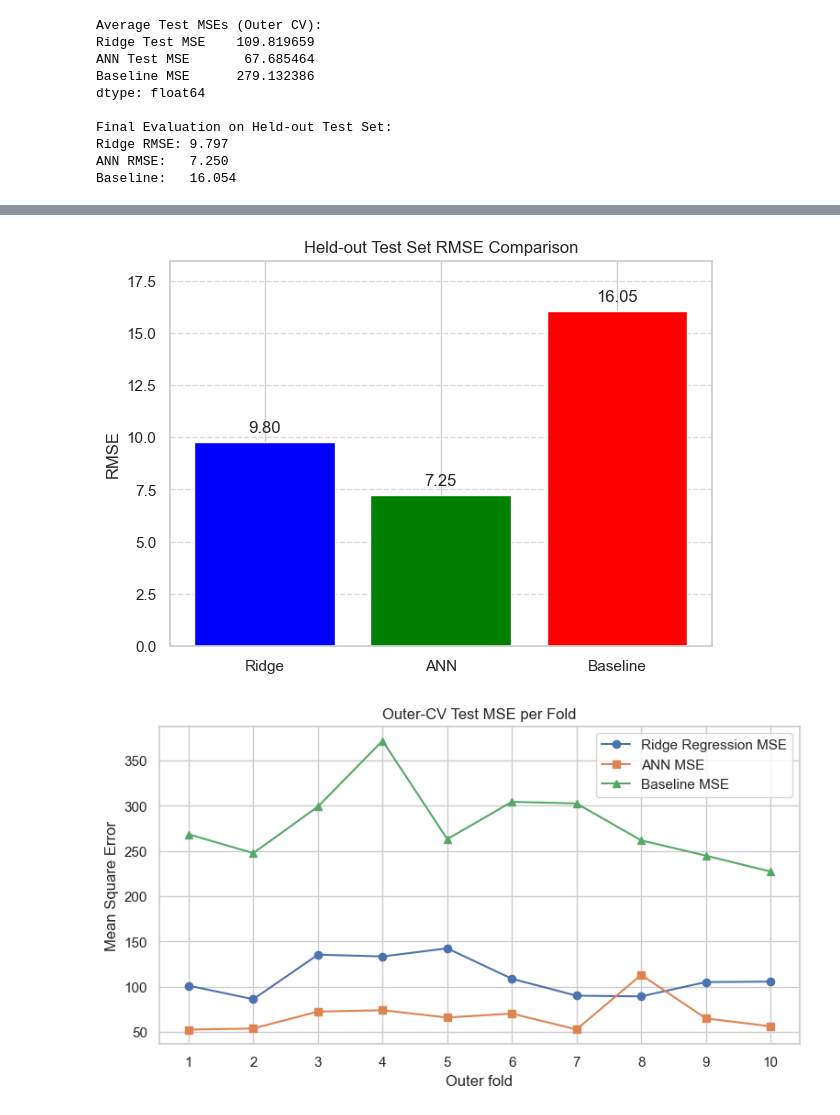
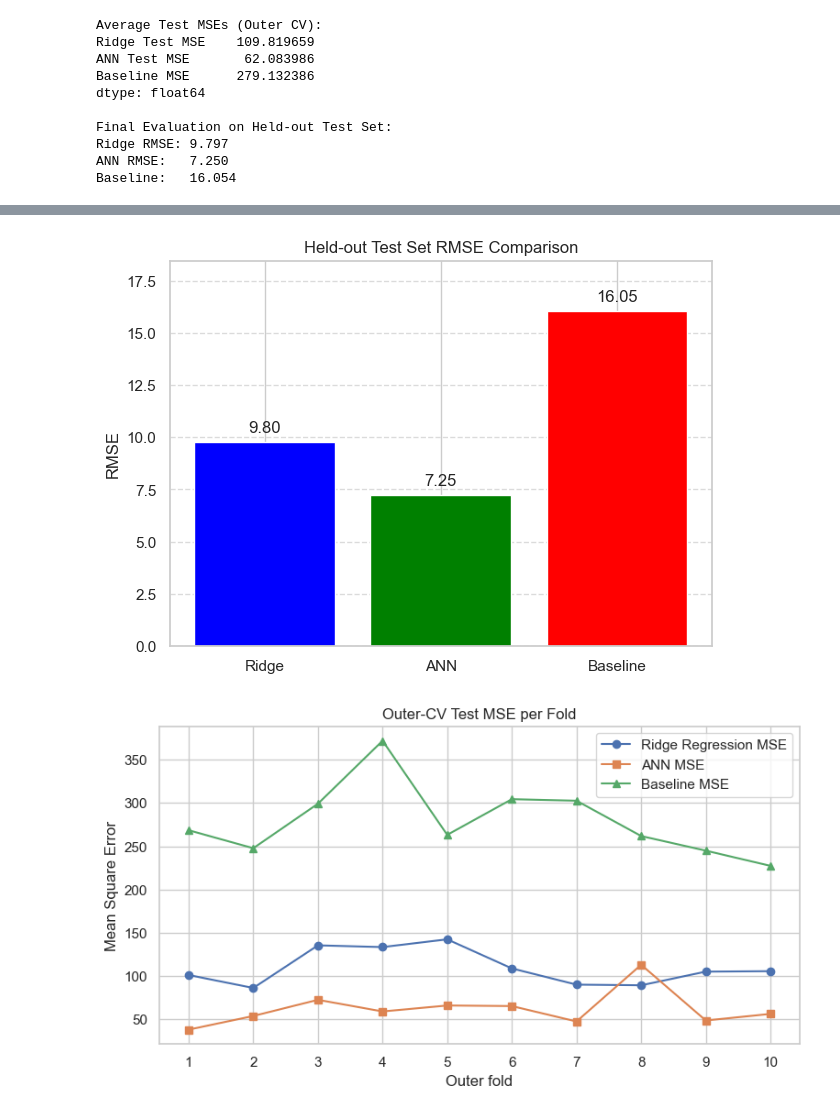
Before and after one commit to chrisd314/02452_Machine_Learning_Project_Fall_2025, a Jupyter notebook: test.ipynb, the cells around one changed output, grey strips where cells are left out. Cells and saved outputs as stored; diff of their text form; code cells hidden in the pictures.

Commit message:
2 layer ann regression

```diff
--- a/test.ipynb
+++ b/test.ipynb
@@ -29,19 +29,29 @@ X_train, X_test, y_train, y_test = train_test_split(X, y, test_size=0.2, random_
 # X_train_std = scaler.fit_transform(X_train)
 # X_test_std  = scaler.transform(X_test)
 # %%
-# Regression Part B #
+import numpy as np
+import pandas as pd
+from sklearn.model_selection import KFold, GridSearchCV
+from sklearn.pipeline import Pipeline
+from sklearn.preprocessing import StandardScaler
+from sklearn.linear_model import Ridge
+from sklearn.neural_network import MLPRegressor
+from sklearn.metrics import mean_squared_error
+import matplotlib.pyplot as plt
 
-# λ values range
+# ===============================================================
+# Hyperparameters
+# ===============================================================
 lambdas = np.logspace(-4, 4, 100)
-# Hidden units for ANN
 h_values = [1, 2, 5, 10, 20]
 
-# Cross-validation setup
 K1 = K2 = 10
 outer_cv = KFold(n_splits=K1, shuffle=True, random_state=42)
 inner_cv = KFold(n_splits=K2, shuffle=True, random_state=42)
 
-# Model Pipelines
+# ===============================================================
+# Pipelines
+# ===============================================================
 ridge_pipeline = Pipeline([
     ("scaler", StandardScaler()),
     ("ridge", Ridge())
@@ -56,24 +66,30 @@ mlp_pipeline = Pipeline([
     ))
 ])
 
-# Model Parameters
 ridge_param_grid = {"ridge__alpha": lambdas}
-ann_param_grid   = {"mlp__hidden_layer_sizes": [(h,) for h in h_values]}
+ann_param_grid = {
+    "mlp__hidden_layer_sizes": [
+        (h,) for h in h_values       # single-layer networks
+    ] + [
+        (h, h) for h in h_values    # two-layer networks with same units
+    ]
+}
 
-
+# ===============================================================
+# Outer CV loop
+# ===============================================================
 results = []
 ann_loss_curves = []
 
-# Outer CV
 for fold_number, (train_idx, test_idx) in enumerate(outer_cv.split(X, y), start=1):
     X_tr, X_te = X.iloc[train_idx], X.iloc[test_idx]
     y_tr, y_te = y[train_idx], y[test_idx]
 
-    # Baseline model (mean of y on training fold)
+    # Baseline
     baseline_pred = np.full_like(y_te, y_tr.mean(), dtype=float)
-    baseline_mse  = mean_squared_error(y_te, baseline_pred)
+    baseline_mse = mean_squared_error(y_te, baseline_pred)
 
-    # Ridge Regression model
+    # Ridge
     ridge_gs = GridSearchCV(
         estimator=ridge_pipeline,
         param_grid=ridge_param_grid,
@@ -86,7 +102,7 @@ for fold_number, (train_idx, test_idx) in enumerate(outer_cv.split(X, y), start=
     best_lambda = ridge_gs.best_params_["ridge__alpha"]
     ridge_test_mse = mean_squared_error(y_te, ridge_gs.best_estimator_.predict(X_te))
 
-    # ANN model
+    # ANN
     ann_gs = GridSearchCV(
         estimator=mlp_pipeline,
         param_grid=ann_param_grid,
@@ -96,36 +112,35 @@ for fold_number, (train_idx, test_idx) in enumerate(outer_cv.split(X, y), start=
         refit=True
     )
     ann_gs.fit(X_tr, y_tr)
-    best_h = ann_gs.best_params_["mlp__hidden_layer_sizes"][0]
+    best_arch = ann_gs.best_params_["mlp__hidden_layer_sizes"]  # full architecture tuple
     ann_test_mse = mean_squared_error(y_te, ann_gs.best_estimator_.predict(X_te))
     best_ann = ann_gs.best_estimator_.named_steps["mlp"]
     ann_loss_curves.append(best_ann.loss_curve_)
 
     results.append({
         "Fold": fold_number,
-        "h*": best_h,
+        "ANN Architecture": best_arch,
         "ANN Test MSE": ann_test_mse,
         "λ*": best_lambda,
         "Ridge Test MSE": ridge_test_mse,
         "Baseline MSE": baseline_mse
     })
 
-    print(f"Fold {fold_number}: λ*={best_lambda:.4f}, h*={best_h}, "
+    print(f"Fold {fold_number}: λ*={best_lambda:.4f}, ANN Architecture={best_arch}, "
           f"Ridge MSE={ridge_test_mse:.3f}, ANN MSE={ann_test_mse:.3f}, "
           f"Baseline MSE={baseline_mse:.3f}")
 
-# Show results in a table format
 results_df = pd.DataFrame(results).sort_values("Fold")
 display(results_df)
 
-# Print the Average Test MSEs to compare the models
 print("\nAverage Test MSEs (Outer CV):")
 print(results_df[["Ridge Test MSE", "ANN Test MSE", "Baseline MSE"]].mean())
 
-# Baseline model assessment on held-out test set
+# ===============================================================
+# Held-out test set evaluation
+# ===============================================================
 baseline_rmse = np.sqrt(mean_squared_error(y_test, np.full_like(y_test, y_train.mean(), dtype=float)))
 
-# Ridge Regression model assessment on held-out test
 ridge_gs_final = GridSearchCV(
     estimator=ridge_pipeline,
     param_grid=ridge_param_grid,
@@ -136,7 +151,6 @@ ridge_gs_final = GridSearchCV(
 ).fit(X_train, y_train)
 ridge_test_rmse = np.sqrt(mean_squared_error(y_test, ridge_gs_final.best_estimator_.predict(X_test)))
 
-# ANN model assessment on held-out test
 ann_gs_final = GridSearchCV(
     estimator=mlp_pipeline,
     param_grid=ann_param_grid,
@@ -145,17 +159,19 @@ ann_gs_final = GridSearchCV(
     n_jobs=-1,
     refit=True
 ).fit(X_train, y_train)
-ann_test_rmse   = np.sqrt(mean_squared_error(y_test, ann_gs_final.best_estimator_.predict(X_test)))
+ann_test_rmse = np.sqrt(mean_squared_error(y_test, ann_gs_final.best_estimator_.predict(X_test)))
 
 print("\nFinal Evaluation on Held-out Test Set:")
 print(f"Ridge RMSE: {ridge_test_rmse:.3f}")
 print(f"ANN RMSE:   {ann_test_rmse:.3f}")
 print(f"Baseline:   {baseline_rmse:.3f}")
 
-# ANN Loss Curves
+# ===============================================================
+# Plot ANN Loss Curves
+# ===============================================================
 plt.figure(figsize=(10,6))
 for i, loss_curve in enumerate(ann_loss_curves):
-    plt.plot(loss_curve, label=f'Fold {i+1}')
+    plt.plot(loss_curve, label=f'Fold {i+1} ({results[i]["ANN Architecture"]})')
 plt.xlabel('Iteration')
 plt.ylabel('Training Loss (MSE)')
 plt.title('ANN Training Loss per Outer Fold')
@@ -163,7 +179,9 @@ plt.legend()
 plt.grid(True)
 plt.show()
 
+# ===============================================================
 # Bar plot of held-out test RMSE
+# ===============================================================
 models = ['Ridge', 'ANN', 'Baseline']
 rmse_values = [ridge_test_rmse, ann_test_rmse, baseline_rmse]
 
@@ -172,7 +190,7 @@ bars = plt.bar(models, rmse_values, color=['blue','green','red'])
 plt.ylabel('RMSE')
 plt.title('Held-out Test Set RMSE Comparison')
 plt.grid(axis='y', linestyle='--', alpha=0.7)
-plt.ylim(0, max(rmse_values)*1.15)  # padding for labels
+plt.ylim(0, max(rmse_values)*1.15)
 
 for bar in bars:
     height = bar.get_height()
@@ -180,8 +198,9 @@ for bar in bars:
              ha='center', va='bottom')
 plt.show()
 
-
-# Plot outer-fold error curves
+# ===============================================================
+# Outer-fold error curves
+# ===============================================================
 plt.figure(figsize=(9,4.5))
 plt.plot(results_df["Fold"], results_df["Ridge Test MSE"], marker="o", label="Ridge Regression MSE")
 plt.plot(results_df["Fold"], results_df["ANN Test MSE"], marker="s", label="ANN MSE")
@@ -218,6 +237,6 @@ Fold 10: λ*=0.0001, h*=20, Ridge MSE=105.701, ANN MSE=56.305, Baseline MSE=227.
 Average Test MSEs (Outer CV):
 Ridge Test MSE    109.819659
-ANN Test MSE       67.685464
+ANN Test MSE       62.083986
 Baseline MSE      279.132386
 dtype: float64
 
@@ -229,5 +248,5 @@ Baseline:   16.054
 [figure]
-[figure, old version]
+[figure, new version]
 # %%
 from scipy.stats import ttest_rel, t
 import seaborn as sns
```
Also changed, not shown: parts of 2 cells of this notebook.
